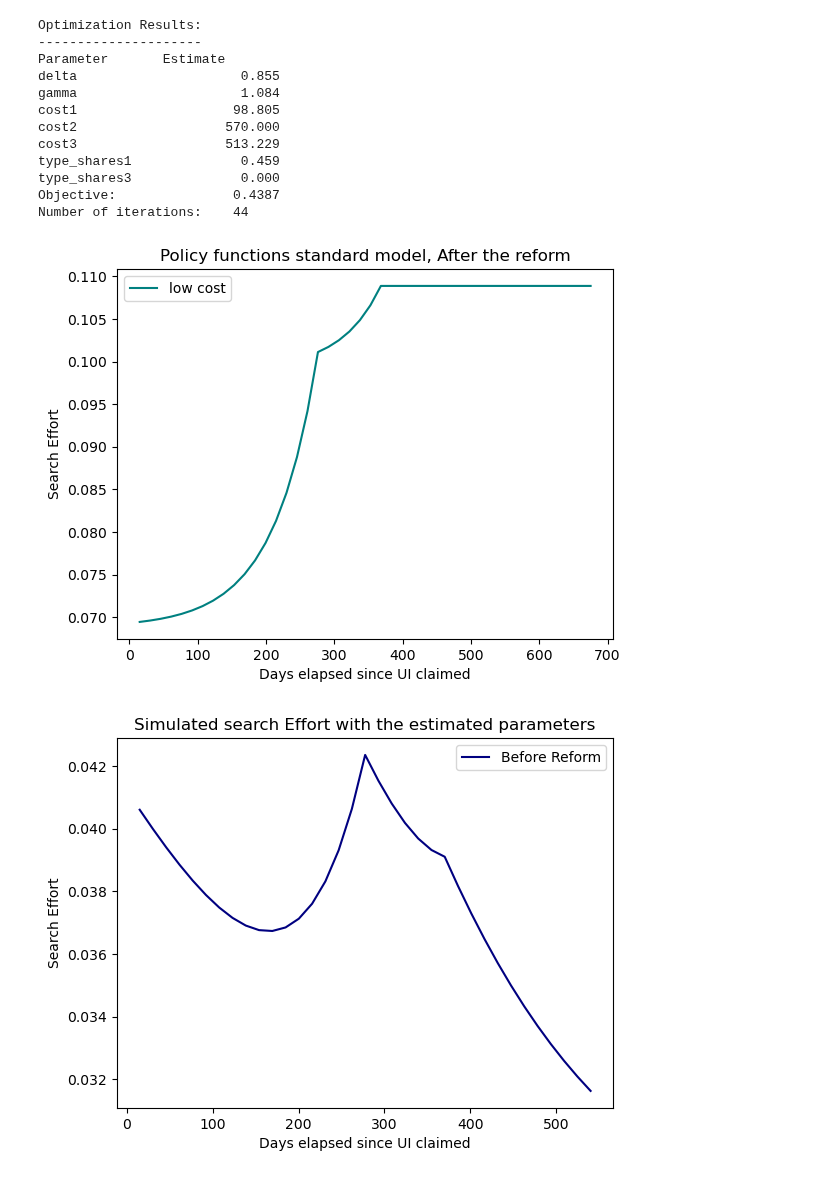
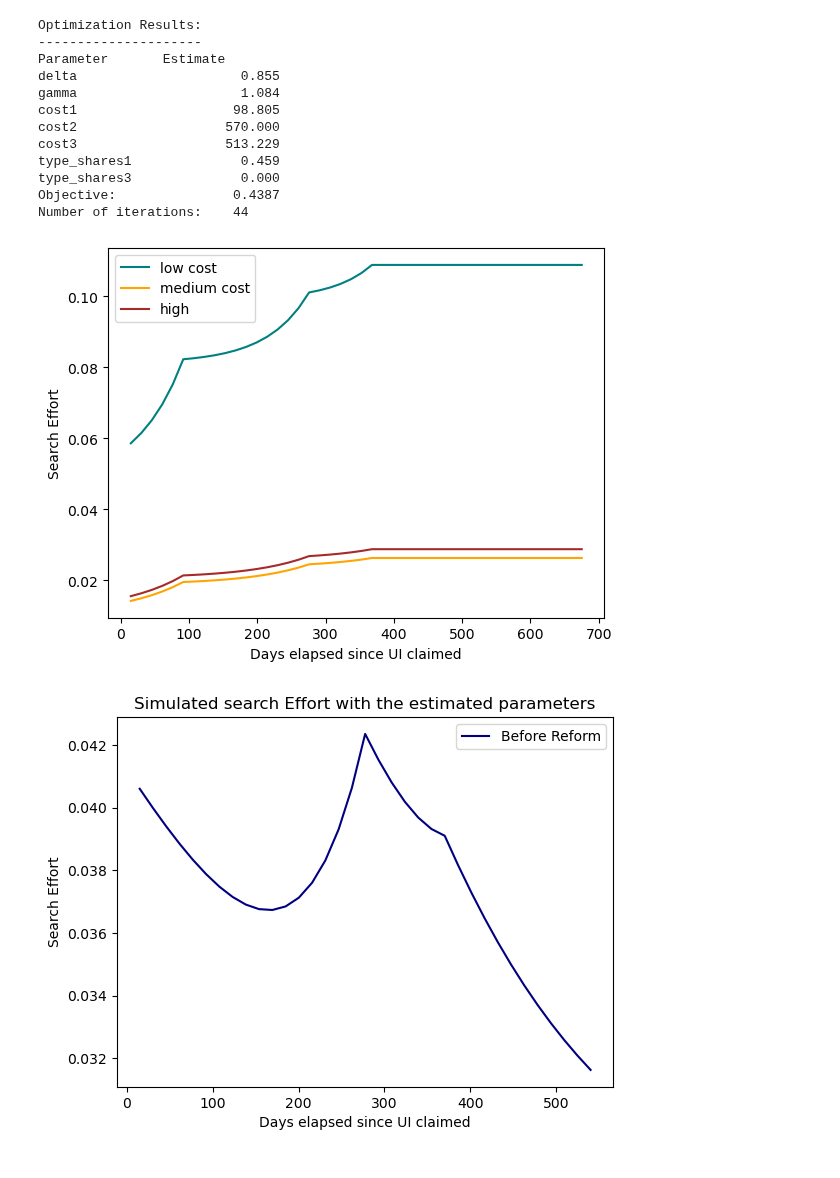
Before and after one commit to qrn838/Dynamic-programming-project, a Jupyter notebook: 2. Estimation - HTM.ipynb, the cells around one changed output. Cells and saved outputs as stored; diff of their text form; code cells hidden in the pictures.

```diff
--- a/2. Estimation - HTM.ipynb
+++ b/2. Estimation - HTM.ipynb
@@ -225,16 +226,16 @@ Number of iterations:    44
 # %%
 search_effort_new = solve_search_effort_HTM(model_new.par)
 time = np.linspace(0, model_new.par.T, model_new.par.T)
 plt.plot((time+1)*15, search_effort_new[0,:], label = 'low cost', color='teal')
-# plt.plot((time+1)*15, search_effort_new[1,:], label = 'medium cost', color='orange')
-# plt.plot((time+1)*15, search_effort_new[2,:], label = 'high', color='brown' )
+plt.plot((time+1)*15, search_effort_new[1,:], label = 'medium cost', color='orange')
+plt.plot((time+1)*15, search_effort_new[2,:], label = 'high', color='brown' )
 plt.xlabel('Days elapsed since UI claimed')
 plt.ylabel('Search Effort')
-plt.title('Policy functions standard model, After the reform')
+# plt.title('Policy functions standard model, After the reform')
 plt.legend()
 plt.show()
 # %% [output]
-[figure, old version]
+[figure, new version]
 # %%
 model_new.par.b1 = 222/675*model_new.par.w    # High transfers
 model_new.par.b2 = model_new.par.b1    # Medium transfers
```
Also changed, not shown: parts of 6 cells of this notebook, 3 other files.
